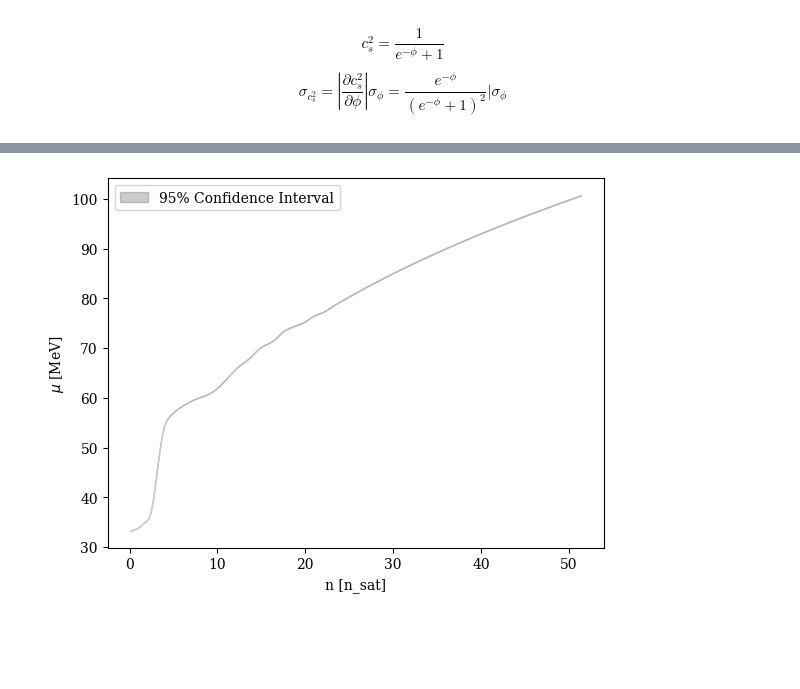
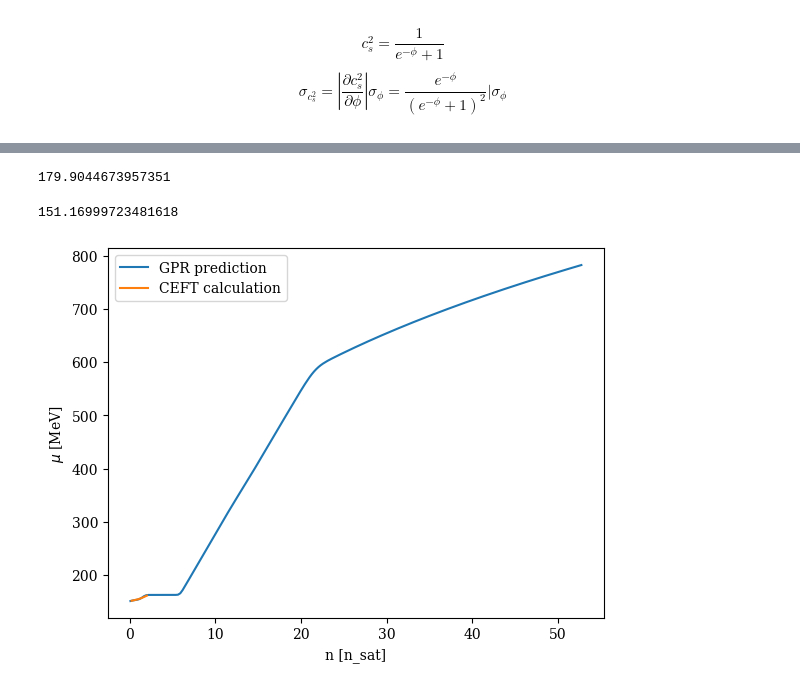
Before and after one commit to codinginrevolt/master_thesis, a Jupyter notebook: ceft+pqcd.ipynb, the cells around one changed output, grey strips where cells are left out. Saved outputs shown, nothing was run; the diff lists cells and outputs as text; code cells hidden in the pictures; blank space fills up the shorter version.

```diff
--- a/ceft+pqcd.ipynb
+++ b/ceft+pqcd.ipynb
@@ -102,13 +114,11 @@ phi_ceft_lower = hel.get_phi(cs2_ceft_lower)
 phi_ceft_upper = hel.get_phi(cs2_ceft_upper)
 phi_ceft_width = phi_ceft_upper-phi_ceft_lower
 phi_ceft_avg = (phi_ceft_upper+phi_ceft_lower)/2
-phi_ceft_sigma = hel.CI_to_sigma(phi_ceft_width)
+phi_ceft_sigma = hel.CI_to_sigma(phi_ceft_width, 75)
 
 plt.plot(n_ceft, phi_ceft_avg, label='Average')
-plt.plot(n_ceft, phi_ceft_lower, color='orange')
-plt.plot(n_ceft, phi_ceft_upper, color='orange', label='Soft/Stiff')
-plt.plot(n_ceft, phi_ceft_avg+phi_ceft_width/2, '--', color='red', label='Lower/Upper CI')
-plt.plot(n_ceft, phi_ceft_avg-phi_ceft_width/2, '--', color='red')
+plt.plot(n_ceft, phi_ceft_lower, "--", color='orange')
+plt.plot(n_ceft, phi_ceft_upper, "--", color='orange', label='75% CI')
 plt.ylabel(r'$\phi$')
 plt.xlabel('n [n_sat]')
 plt.legend()
@@ -138,7 +202,7 @@ cs2_hat, nu_hat, l_hat, X_hat = hel.get_hype_samples()
 
 kernel = db.Kernel('SE', sigma=nu_hat, l=l_hat)
 
-n_pqcd, cs2_pqcd = hel.get_pqcd(X_hat, size=50)
+n_pqcd, cs2_pqcd = hel.get_pqcd(X_hat, size=100)
 
 x_train =  np.concatenate((n_ceft, n_pqcd))
 cs2_train =  np.concatenate((cs2_ceft_avg, cs2_pqcd))
@@ -162,13 +226,14 @@ plt.rcParams["font.family"] = "serif"
 plt.plot(x_test, phi_test[0], label=f'GPR prediction')
 plt.plot(x_train, phi_train, 'r.', markersize=5, label='Observations')
 plt.fill_between(x_test.ravel(), phi_test[0] - 1.96 * sig, phi_test[0] + 1.96 * sig, alpha=0.2, color='k')
-plt.xlabel('n [fm$^-3$]')
+plt.xlabel('n [n_sat]')
 plt.ylabel(r'$\Phi$(n)')
 plt.title(f"l={l_hat:.3f}, sigma={nu_hat:.3f}, cs2_hat={cs2_hat:.3f}, X_hat={X_hat:.3f}")
 
 plt.plot(n_ceft, phi_ceft_avg+phi_ceft_width/2, '--', color='red', label='Lower/Upper CI')
 plt.plot(n_ceft, phi_ceft_avg-phi_ceft_width/2, '--', color='red')
 
+
 plt.legend()
 plt.show()
 # %% [output]
@@ -179,4 +244,5 @@ plt.show()
 $$c_s^2 = \frac{1}{e^{-\phi}+1}$$
 $$\sigma_{c_s^2} = |\frac{\partial {c_s^2}}{\partial \phi}| \sigma_{\phi} = \frac{e^{-\phi}}{(e^{-\phi}+1)^2}| \sigma_{\phi}$$
 # %%
-eos = db.EosProperties(x_test, phi_test, epsi_0 = e_crust[-1], p_0 = p_crust[-1], mu_0=mu_ini)
+eos = db.EosProperties(x_test, phi_test, epsi_0 = e_ini, p_0 = p_ini, mu_0=mu_ini)
+eos_prop_results = eos.get_all()
@@ -220,9 +374,22 @@ sigma_mu = mu_uncertainty(sig_cs2, x_test, n_ceft[-1])
+# %%
+mu_all[0]/3
+# %% [output]
+179.9044673957351
+# %%
+eos_prop_results['mu'][0]
+# %% [output]
+151.16999723481618
 # %%
-#plt.plot(x_test, eos_prop_results['mu'], label='GPR prediction')
-plt.fill_between(x_test, eos_prop_results['mu'] - 1.96 * sigma_mu, eos_prop_results['mu'] + 1.96 * sigma_mu, alpha=0.2, color='k', label='95% Confidence Interval')
+plt.plot(x_test, eos_prop_results['mu'], label='GPR prediction')
+#plt.fill_between(x_test, eos_prop_results['mu'] - 1.96 * sig_mu, eos_prop_results['mu'] + 1.96 * sig_mu, alpha=0.2, color='k', label='95% Confidence Interval')
+#plt.plot(n_at_pqcd, mu_at_pqcd, label='GPR filtered: n>25nsat')
+
+#plt.plot(n_pqcd, mu_grid*1000, label = "pQCD input")
+#plt.plot(x_test[94:], 3*eos_prop_results["mu"][94:], label= "3$\mu$ after n>25")
+plt.plot(n_ceft, mu_ceft, label="CEFT calculation")
 plt.xlabel('n [n_sat]')
 plt.ylabel(r'$\mu$ [MeV]')
 plt.legend()
 plt.show()
 # %% [output]
-[figure, old version]
+[figure, new version]
```
Also changed, not shown: parts of 41 cells of this notebook, 3 other files.
